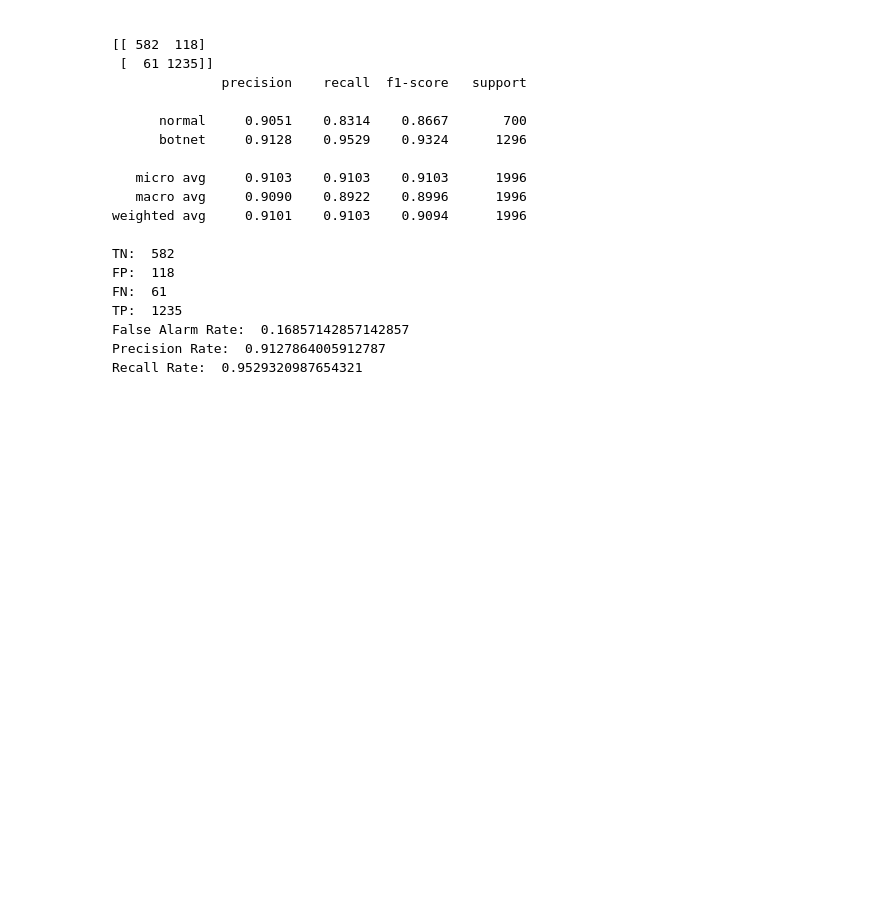
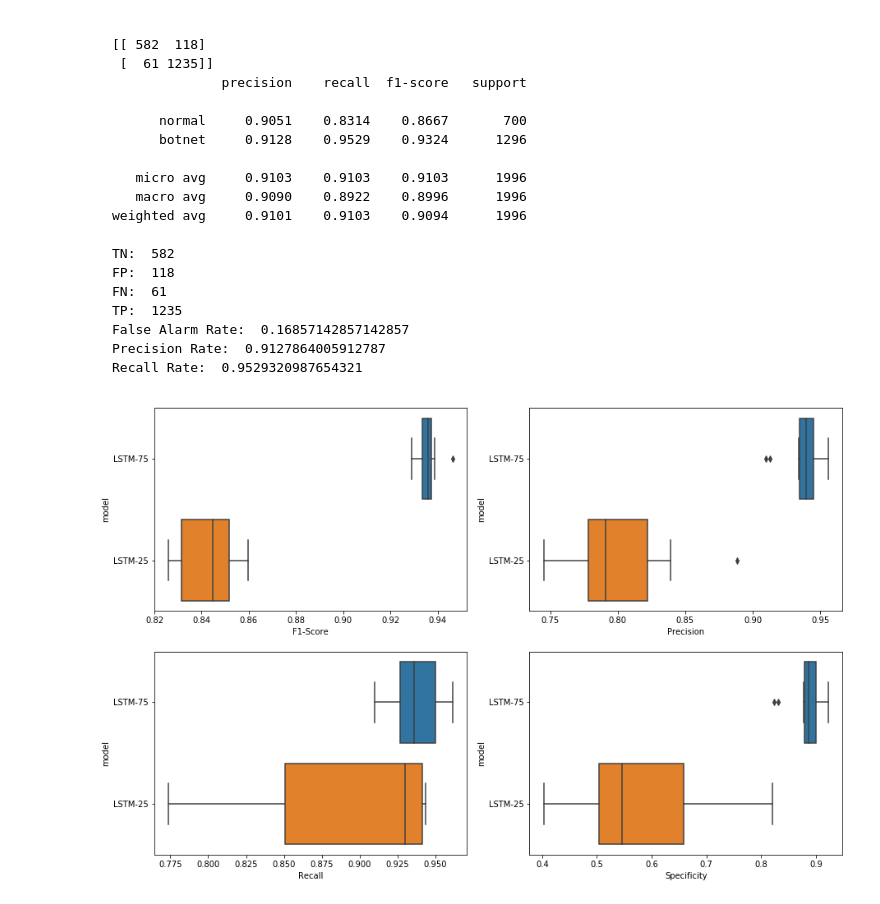
Before and after one commit to FrancoPalau/Deep-Active-Learning, a Jupyter notebook: Notebooks/ctu_13_results.ipynb, the cells around one changed output. Cells and saved outputs as stored; diff of their text form; code cells hidden in the pictures; blank space fills up the shorter version.

````diff
--- a/Notebooks/ctu_13_results.ipynb
+++ b/Notebooks/ctu_13_results.ipynb
@@ -1054,3 +1054,48 @@ False Alarm Rate:  0.16857142857142857
 Precision Rate:  0.9127864005912787
 Recall Rate:  0.9529320987654321
 ```
+# %%
+f1_maxlen75_lstm = [0.9324, 0.9291, 0.9358, 0.9330, 0.9373, 0.9388, 0.9347, 0.9367, 0.9464, 0.9357]
+recall_maxlen75_lstm = [0.9529, 0.9097, 0.9167, 0.9298, 0.9406, 0.9352, 0.9614, 0.9367, 0.9529, 0.9259]
+precision_maxlen75_lstm = [0.9128, 0.9493, 0.9558, 0.9363, 0.9341, 0.9425, 0.9095, 0.9367, 0.9420, 0.9456]
+fp_maxlen75_lstm = 1-np.array([0.1685, 0.09, 0.078, 0.1171, 0.1228, 0.1057, 0.1771, 0.1171, 0.1085, 0.0985])
+f1_maxlen25_lstm = [0.8598, 0.8328, 0.8532, 0.8260, 0.8504, 0.8522, 0.8501, 0.8309, 0.8393, 0.8272]
+recall_maxlen25_lstm = [0.9344, 0.9437, 0.9437, 0.8133, 0.9367, 0.9429, 0.9252, 0.8495, 0.8542, 0.7739]
+precision_maxlen25_lstm = [0.7962, 0.7453, 0.7785, 0.8392, 0.7787, 0.7774, 0.7862, 0.8131, 0.8249, 0.8884]
+fp_maxlen25_lstm = 1-np.array([0.4428, 0.5971, 0.4971, 0.2885, 0.4928, 0.5, 0.4657, 0.3614, 0.3357, 0.18])
+f1_maxlen25_rf = [0.91,0.91,0.91,0.91,0.90,0.91,0.91,0.91,0.91,0.91]
+recall_maxlen25_rf = [0.94,0.94,0.94,0.94,0.94,0.93,0.93,0.95,0.93,0.95]
+precision_maxlen25_rf = [0.88,0.88,0.88,0.88,0.87,0.88,0.89,0.88,0.88,0.87]
+fp_maxlen25_rf = [0.69,0.72,0.69,0.7,0.68,0.71,0.73,0.72,0.71,0.68]
+f1_maxlen75_rf = [0.91,0.92,0.91,0.92,0.91,0.91,0.91,0.91,0.91,0.91]
+recall_maxlen75_rf = [0.95,0.95,0.94,0.95,0.95,0.94,0.95,0.95,0.94,0.95]
+precision_maxlen75_rf = [0.88,0.89,0.88,0.89,0.88,0.88,0.88,0.87,0.88,0.87]
+fp_maxlen75_rf = [0.71,0.73,0.72,0.73,0.71,0.72,0.71,0.70,0.71,0.69]
+model = []
+model[0:10] = ["LSTM-75" for i in range(10)]
+model[10:20] = ["LSTM-25" for i in range(10)]
+# %%
+import pandas as pd
+import numpy as np
+import matplotlib.pyplot as plt
+%matplotlib inline
+import seaborn as sns
+
+df = pd.DataFrame({"F1-Score":f1_maxlen75_lstm + f1_maxlen25_lstm,
+                  "Precision":precision_maxlen75_lstm + precision_maxlen25_lstm,
+                  "Recall":recall_maxlen75_lstm + recall_maxlen25_lstm,
+                  "Specificity":np.concatenate((fp_maxlen75_lstm,fp_maxlen25_lstm)),
+                  "model":model})
+fig, axes = plt.subplots(2, 2, figsize=(15,10))
+
+ax = sns.boxplot(y="model", x="F1-Score", data=df,
+    ax=axes[0, 0])
+ax = sns.boxplot(y="model", x="Precision", data=df,
+    ax=axes[0, 1])
+ax = sns.boxplot(y="model", x="Recall", data=df,
+    ax=axes[1, 0])
+ax = sns.boxplot(y="model", x="Specificity", data=df,
+    ax=axes[1, 1])
+#sns.boxplot(x="F1-Score", y="model", data=df)
+# %% [output]
+[figure, added]
````
Also changed, not shown: parts of 9 cells of this notebook, 22 other files.
